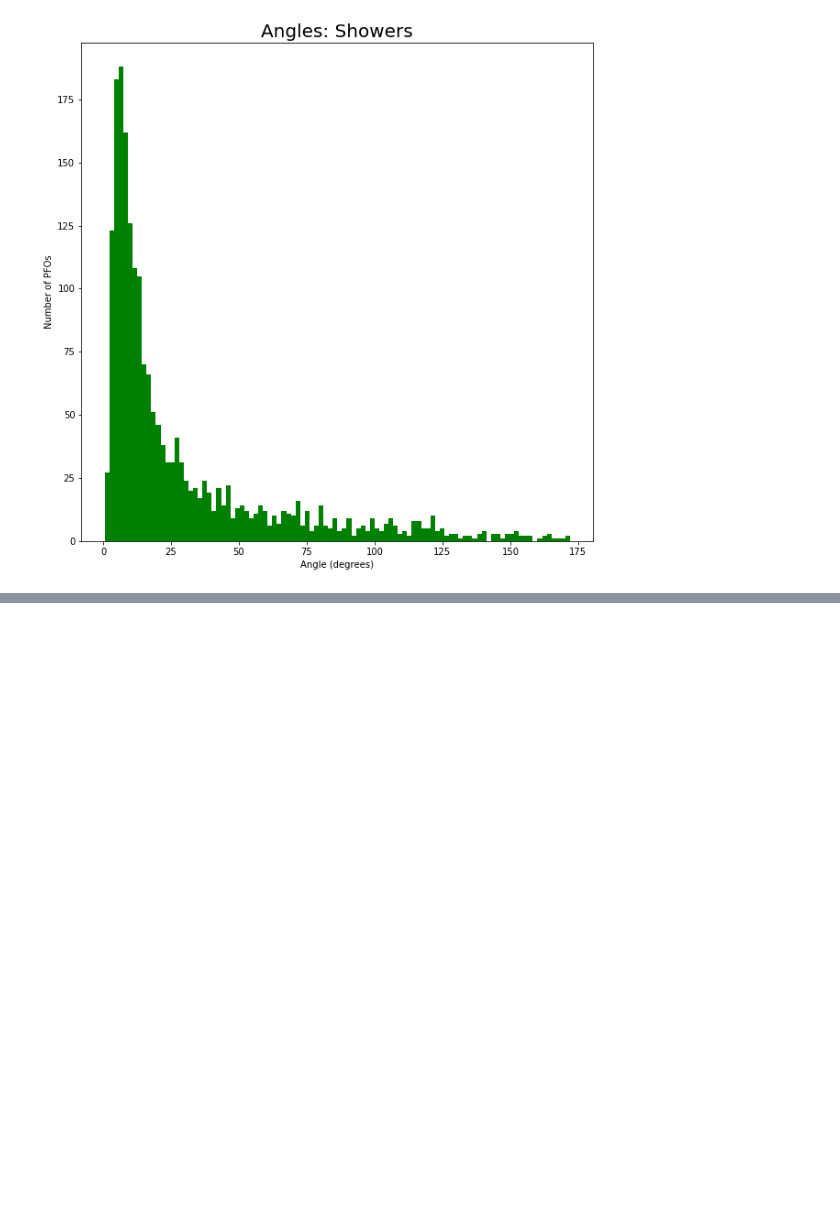
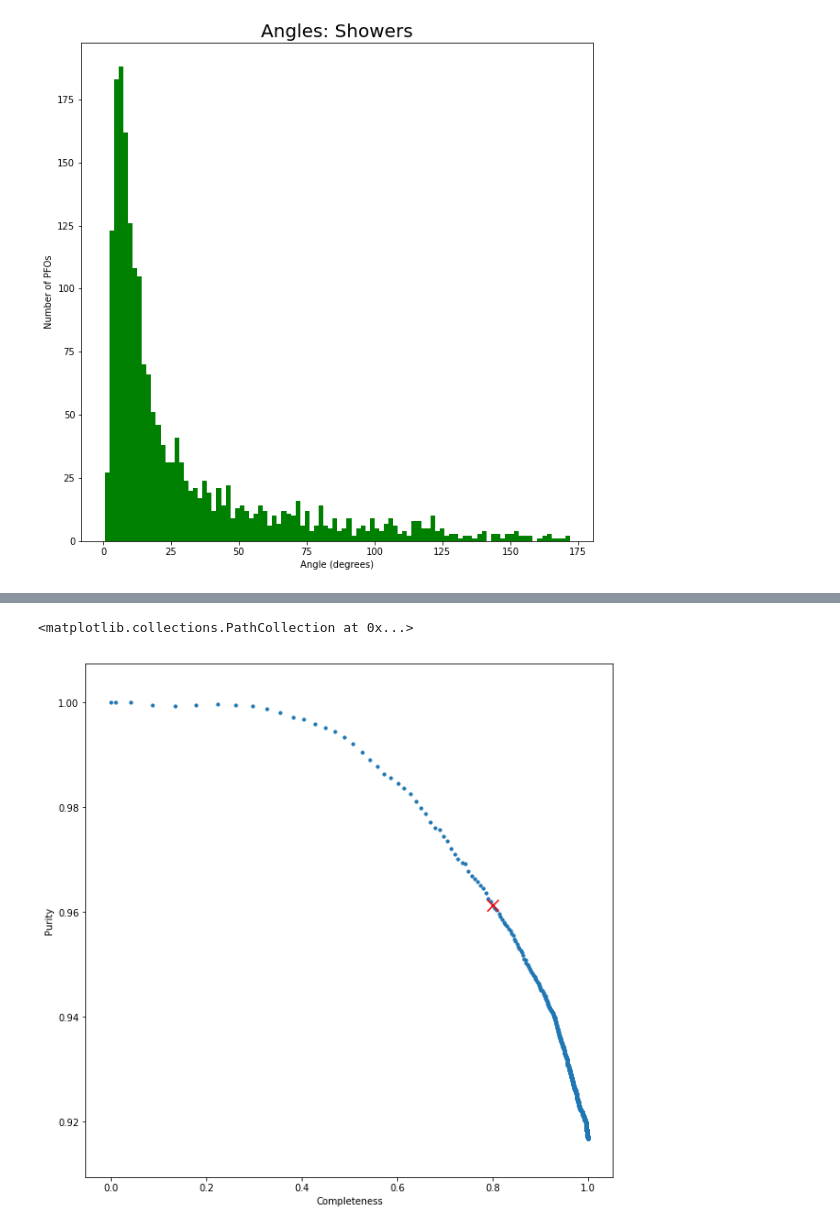
Before and after one commit to rxavier99/PX402-Neutrino-Project, a Jupyter notebook: Angles - FINALISED.ipynb, the cells around one changed output, grey strips where cells are left out. Saved outputs shown, nothing was run; the diff lists cells and outputs as text; code cells hidden in the pictures; blank space fills up the shorter version.

```diff
--- a/Angles - FINALISED.ipynb
+++ b/Angles - FINALISED.ipynb
@@ -290,0 +320,35 @@ plt.show()
+# %%
+trueShowersCalledTracks = []
+
+for i in range(len(bin_angle_values)):
+     trueShowersCalledTracks.append(np.where(av_theta_showers <= bin_angle_values[i])[0])
+# %%
+trueShowersCalledShowers = []
+
+for i in range(len(bin_angle_values)):
+    trueShowersCalledShowers.append(np.where(av_theta_showers > bin_angle_values[i])[0])
+# %%
+completeness = []
+
+for i in range(len(bin_angle_values)):
+    completeness_num = len(trueTracksCalledTracks[i])
+    completeness_denom = len(trueTracksCalledTracks[i]) + len(trueTracksCalledShowers[i])
+    completeness.append(completeness_num / completeness_denom)
+# %%
+purity = []
+
+for i in range(len(bin_angle_values)):
+    purity_num = len(trueTracksCalledTracks[i])
+    purity_denom = len(trueTracksCalledTracks[i]) + len(trueShowersCalledTracks[i])
+    purity.append(purity_num / purity_denom)
+# %%
+fig = plt.figure(figsize = (10, 10))
+plt.xlabel('Completeness', fontsize = 10)
+plt.ylabel('Purity', fontsize = 10)
+plt.scatter(completeness, purity, s = 10)
+
+#plt.scatter(completeness[8], purity[8], color = 'r', s = 150, marker = 'x')
+plt.scatter(completeness[48], purity[48], color = 'r', s = 150, marker = 'x')
+# %% [output]
+<matplotlib.collections.PathCollection at 0x...>
+[figure, added]
```
Also changed, not shown: parts of 14 cells of this notebook.
